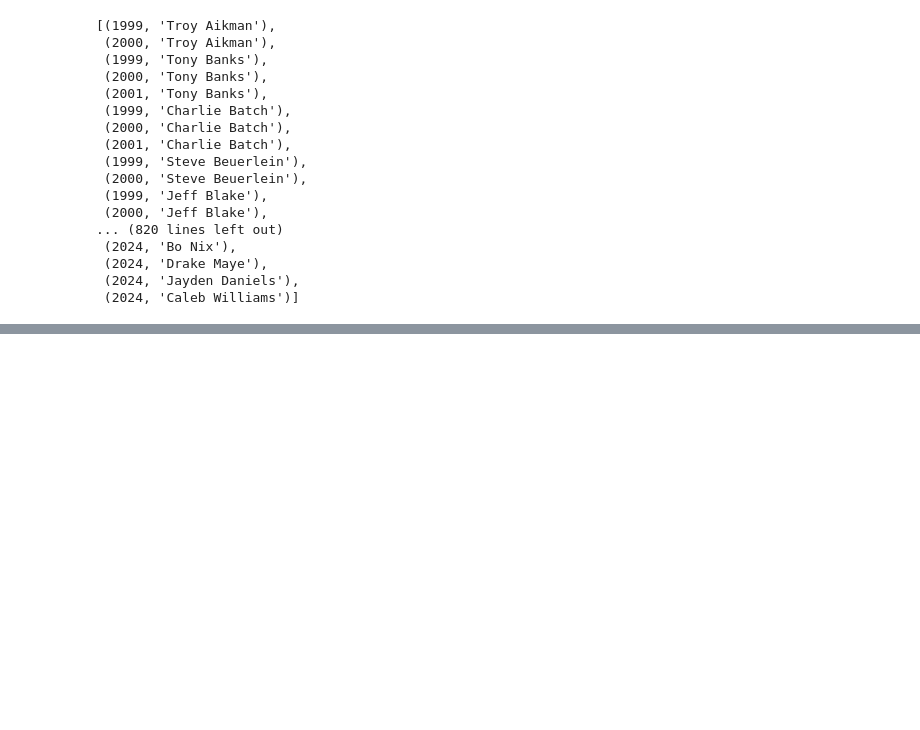
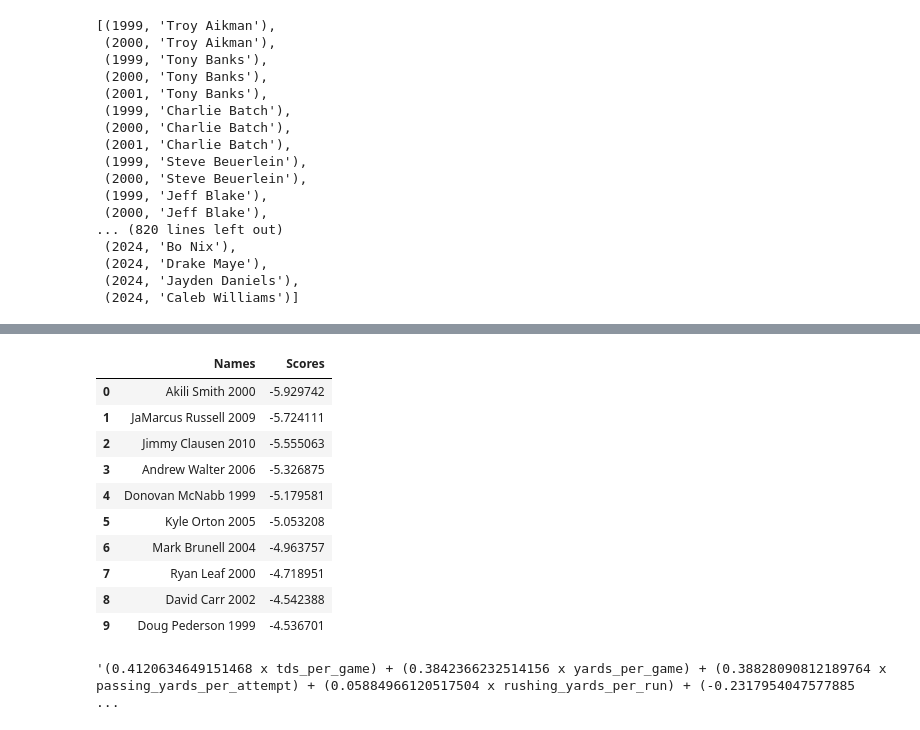
Before and after one commit to JevanC/nfl-stats, a Jupyter notebook: main.ipynb, the cells around one changed output, grey strips where cells are left out. Cells and saved outputs as stored; diff of their text form; code cells hidden in the pictures; blank space fills up the shorter version.

```diff
--- a/main.ipynb
+++ b/main.ipynb
@@ -307,0 +302,19 @@ ranked_df.sort_values('scores', ascending=False).head(25)
+# %%
+ranked_df.sort_values(by='Scores', ascending=True).head(10)
+# %% [output]
+|  | Names | Scores |
+| 0 | Akili Smith 2000 | -5.929742 |
+| 1 | JaMarcus Russell 2009 | -5.724111 |
+| 2 | Jimmy Clausen 2010 | -5.555063 |
+| 3 | Andrew Walter 2006 | -5.326875 |
+| 4 | Donovan McNabb 1999 | -5.179581 |
+| 5 | Kyle Orton 2005 | -5.053208 |
+| 6 | Mark Brunell 2004 | -4.963757 |
+| 7 | Ryan Leaf 2000 | -4.718951 |
+| 8 | David Carr 2002 | -4.542388 |
+| 9 | Doug Pederson 1999 | -4.536701 |
+# %%
+pca_com = tiered_pca.components_[0]
+" + ".join([f"({pca_com[i]} x {tier_list.columns[i]})"  for i in range(len(pca_com))])
+# %% [output]
+'(0.4120634649151468 x tds_per_game) + (0.3842366232514156 x yards_per_game) + (0.38828090812189764 x passing_yards_per_attempt) + (0.05884966120517504 x rushing_yards_per_run) + (-0.2317954047577885  ...
```
Also changed, not shown: parts of 15 cells of this notebook.
